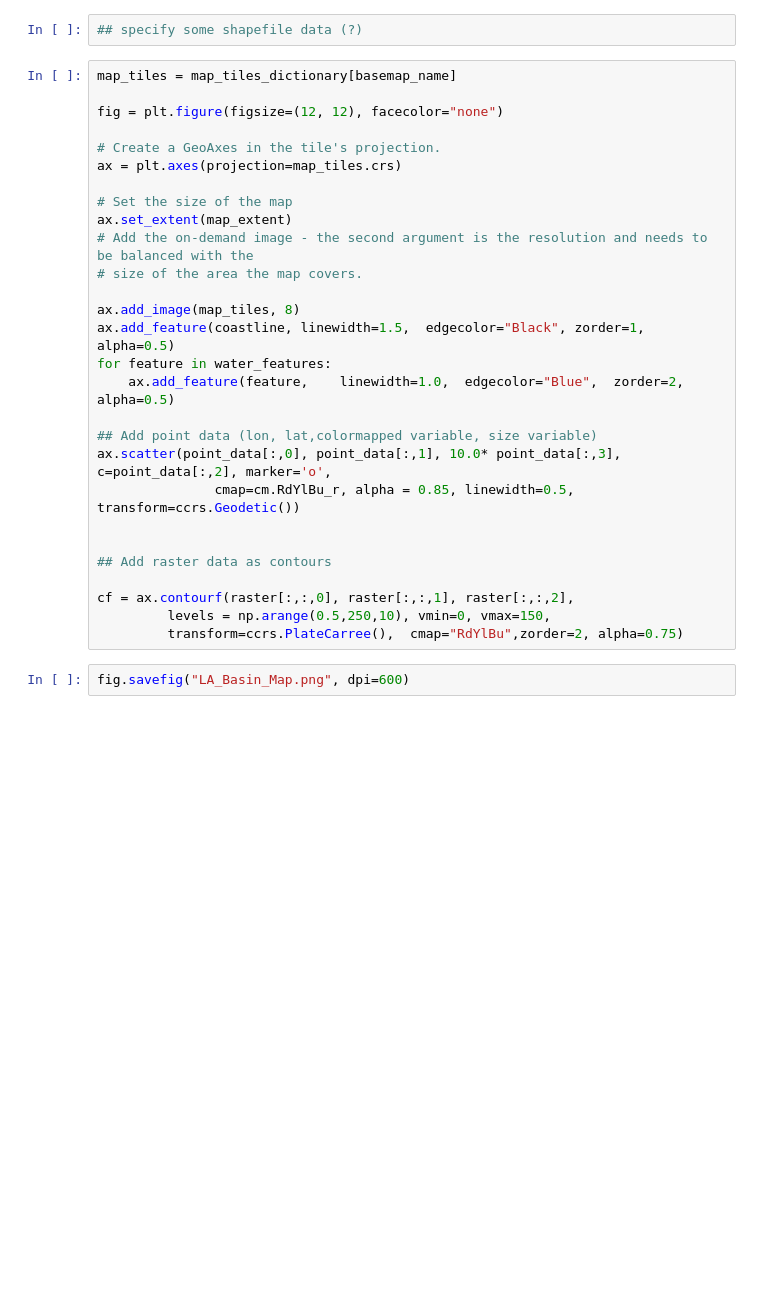
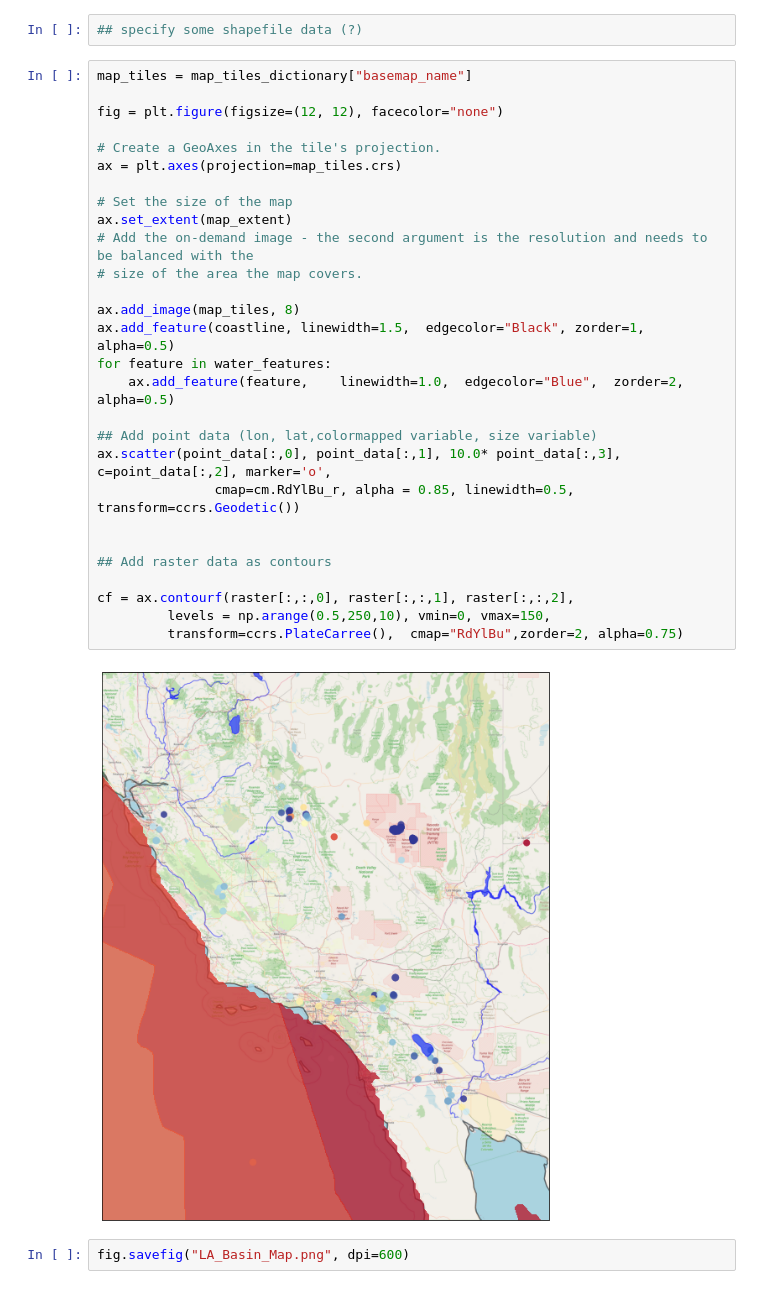
Before and after one commit to ANU-RSES-Education/EMSC-4033-2022-assignment-Group3, a Jupyter notebook: Emma/MapMaker.ipynb, the cells around one changed output. Saved outputs shown, nothing was run; the diff lists cells and outputs as text; blank space fills up the shorter version.

```diff
--- a/Emma/MapMaker.ipynb
+++ b/Emma/MapMaker.ipynb
@@ -85,33 +119,35 @@ print(raster)
 # %%
 ## specify some shapefile data (?)
 # %%
-map_tiles = map_tiles_dictionary[basemap_name]
+map_tiles = map_tiles_dictionary["basemap_name"]
 
 fig = plt.figure(figsize=(12, 12), facecolor="none")
 
 # Create a GeoAxes in the tile's projection.
 ax = plt.axes(projection=map_tiles.crs)
 
 # Set the size of the map
 ax.set_extent(map_extent)
 # Add the on-demand image - the second argument is the resolution and needs to be balanced with the
 # size of the area the map covers.
 
 ax.add_image(map_tiles, 8)
 ax.add_feature(coastline, linewidth=1.5,  edgecolor="Black", zorder=1, alpha=0.5)
 for feature in water_features:
     ax.add_feature(feature,    linewidth=1.0,  edgecolor="Blue",  zorder=2, alpha=0.5)
 
 ## Add point data (lon, lat,colormapped variable, size variable)
 ax.scatter(point_data[:,0], point_data[:,1], 10.0* point_data[:,3], c=point_data[:,2], marker='o',
                cmap=cm.RdYlBu_r, alpha = 0.85, linewidth=0.5, transform=ccrs.Geodetic())
 
 
 ## Add raster data as contours
 
 cf = ax.contourf(raster[:,:,0], raster[:,:,1], raster[:,:,2],
          levels = np.arange(0.5,250,10), vmin=0, vmax=150,
          transform=ccrs.PlateCarree(),  cmap="RdYlBu",zorder=2, alpha=0.75)
+# %% [output]
+[figure, added]
 # %%
 fig.savefig("LA_Basin_Map.png", dpi=600)
 # %% [markdown]
```
Also changed, not shown: parts of 3 cells of this notebook, 4 other files.
